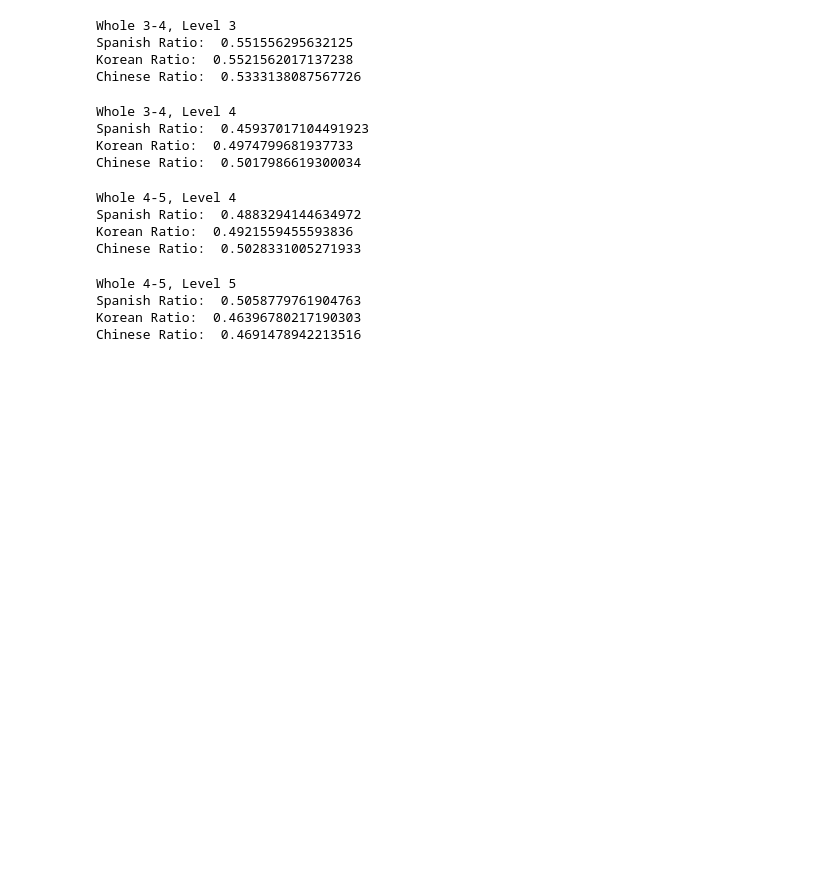
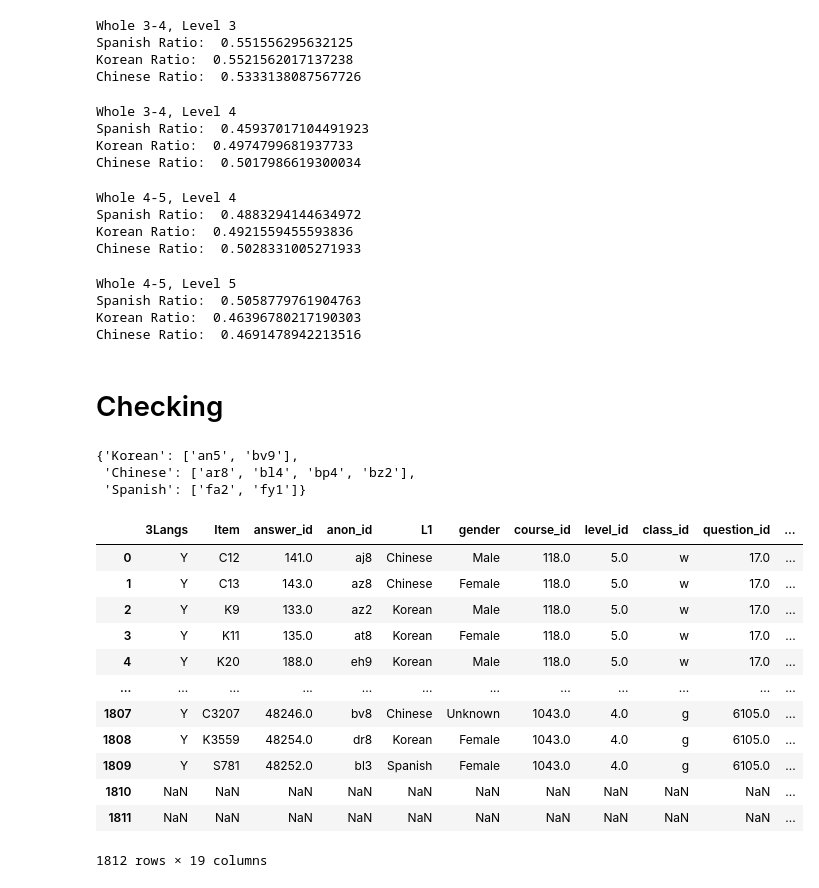
Before and after one commit to mencer456/LRDC-Research, a Jupyter notebook: Lexical-Richness.ipynb, the cells around one changed output. Saved outputs shown, nothing was run; the diff lists cells and outputs as text; code cells hidden in the pictures; blank space fills up the shorter version.

Commit message:
checking token counts

```diff
--- a/Lexical-Richness.ipynb
+++ b/Lexical-Richness.ipynb
@@ -1177,3 +1177,27 @@ Whole 4-5, Level 5
 Spanish Ratio:  0.5058779761904763
 Korean Ratio:  0.46396780217190303
 Chinese Ratio:  0.4691478942213516
+# %% [markdown]
+# Checking
+# %%
+llang_dict_35
+# %% [output]
+{'Korean': ['an5', 'bv9'],
+ 'Chinese': ['ar8', 'bl4', 'bp4', 'bz2'],
+ 'Spanish': ['fa2', 'fy1']}
+# %%
+loose
+# %% [output]
+|  | 3Langs | Item | answer_id | anon_id | L1 | gender | course_id | level_id | class_id | question_id | ... |
+| 0 | Y | C12 | 141.0 | aj8 | Chinese | Male | 118.0 | 5.0 | w | 17.0 | ... |
+| 1 | Y | C13 | 143.0 | az8 | Chinese | Female | 118.0 | 5.0 | w | 17.0 | ... |
+| 2 | Y | K9 | 133.0 | az2 | Korean | Male | 118.0 | 5.0 | w | 17.0 | ... |
+| 3 | Y | K11 | 135.0 | at8 | Korean | Female | 118.0 | 5.0 | w | 17.0 | ... |
+| 4 | Y | K20 | 188.0 | eh9 | Korean | Male | 118.0 | 5.0 | w | 17.0 | ... |
+| ... | ... | ... | ... | ... | ... | ... | ... | ... | ... | ... | ... |
+| 1807 | Y | C3207 | 48246.0 | bv8 | Chinese | Unknown | 1043.0 | 4.0 | g | 6105.0 | ... |
+| 1808 | Y | K3559 | 48254.0 | dr8 | Korean | Female | 1043.0 | 4.0 | g | 6105.0 | ... |
+| 1809 | Y | S781 | 48252.0 | bl3 | Spanish | Female | 1043.0 | 4.0 | g | 6105.0 | ... |
+| 1810 | NaN | NaN | NaN | NaN | NaN | NaN | NaN | NaN | NaN | NaN | ... |
+| 1811 | NaN | NaN | NaN | NaN | NaN | NaN | NaN | NaN | NaN | NaN | ... |
+1812 rows × 19 columns
```
Also changed, not shown: parts of 7 cells of this notebook.
